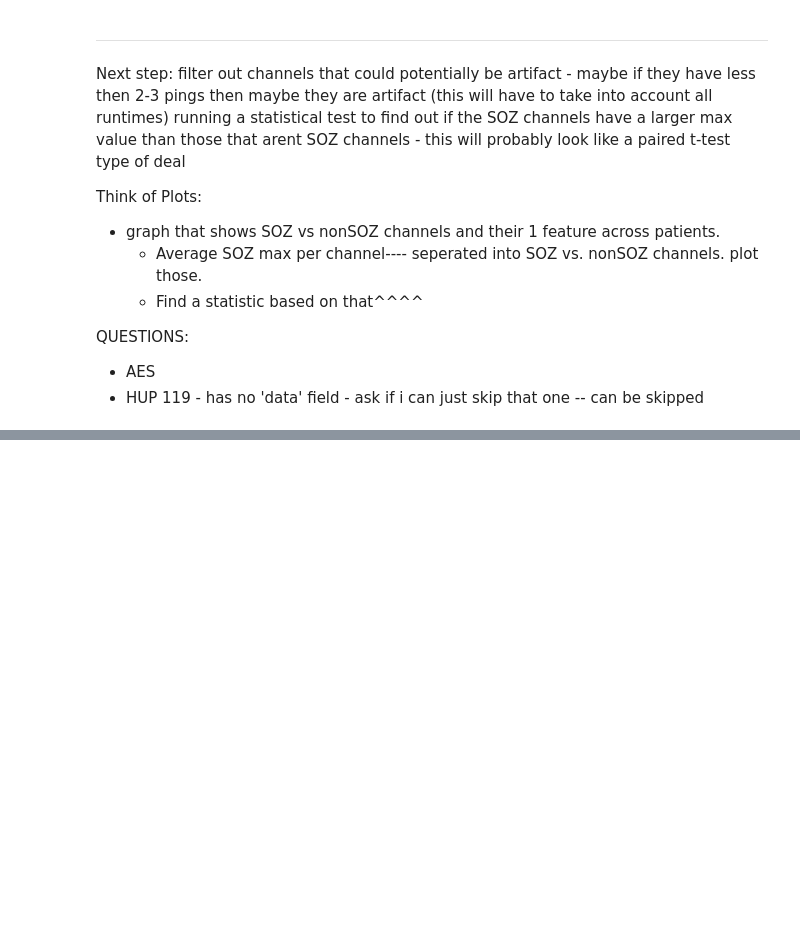
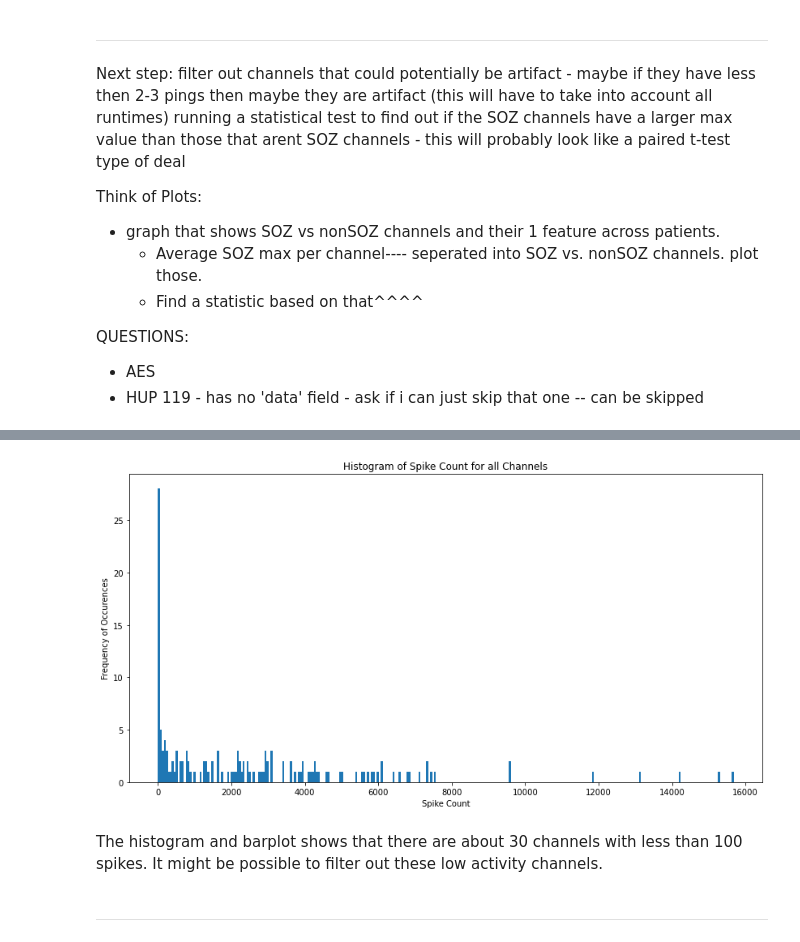
Before and after one commit to carlosaaguila/fc-toolbox-2, a Jupyter notebook: Projects/FC_toolbox/toolbox/5.4.22_updatedpipeline.ipynb, the cells around one changed output, grey strips where cells are left out. Saved outputs shown, nothing was run; the diff lists cells and outputs as text; code cells hidden in the pictures; blank space fills up the shorter version.

```diff
--- a/Projects/FC_toolbox/toolbox/5.4.22_updatedpipeline.ipynb
+++ b/Projects/FC_toolbox/toolbox/5.4.22_updatedpipeline.ipynb
@@ -202,0 +235,17 @@ QUESTIONS:
+# %%
+#print(cumul_list)
+
+plt.figure(figsize=(14,7))
+_,bins,_ = plt.hist(cumul_list,bins=2*146)
+plt.title('Histogram of Spike Count for all Channels')
+plt.xlabel('Spike Count')
+plt.ylabel('Frequency of Occurences')
+plt.show()
+
+#print(bins)
+# %% [output]
+[figure, added]
+# %% [markdown]
+The histogram and barplot shows that there are about 30 channels with less than 100 spikes. It might be possible to filter out these low activity channels.
+# %% [markdown]
+---
```
Also changed, not shown: parts of 22 cells of this notebook.
